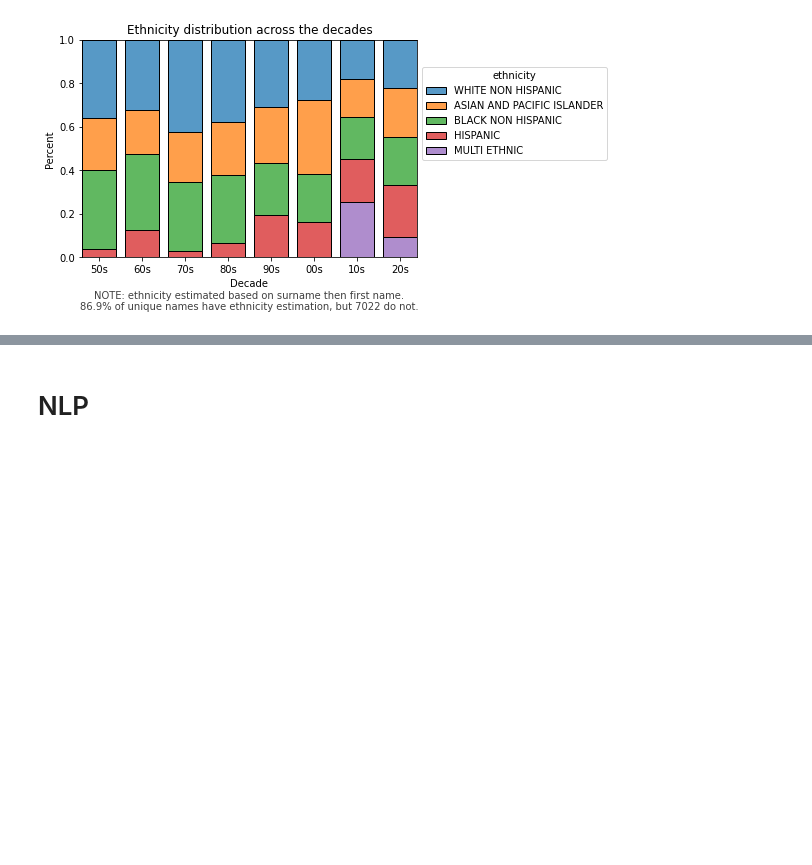
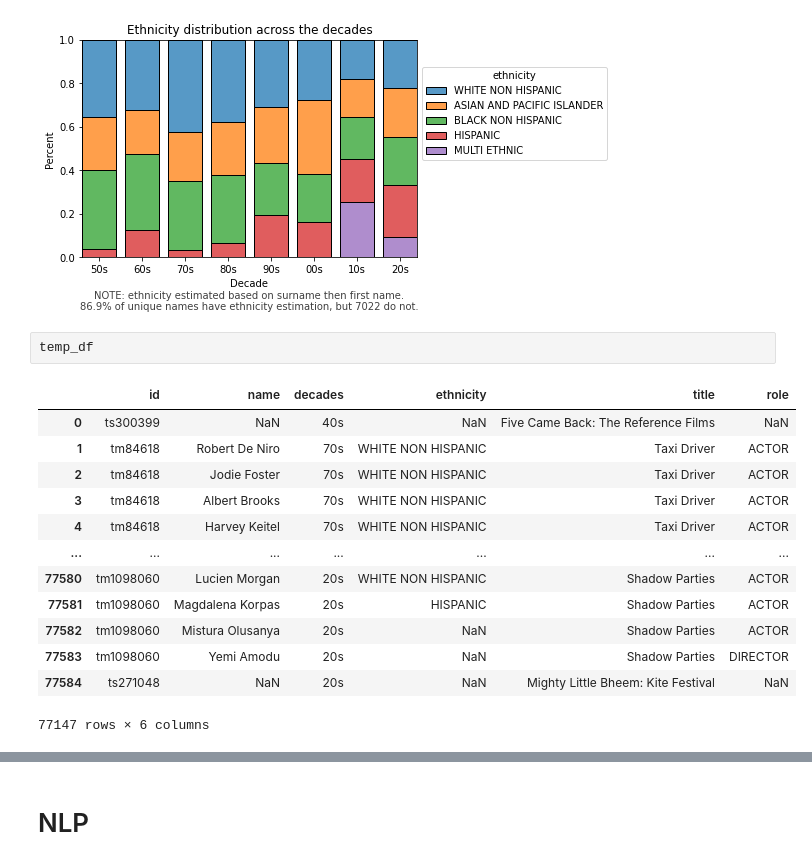
Before and after one commit to pomkos/netflix_catalogue, a Jupyter notebook: netflix.ipynb, the cells around one changed output, grey strips where cells are left out. Drawn from its saved outputs; the diff is of its cells as text; blank space fills up the shorter version.

```diff
--- a/netflix.ipynb
+++ b/netflix.ipynb
@@ -432,3 +423,19 @@ plt.xlabel("Decade")
 # %% [output]
 Text(0.5, 0, 'Decade')
 [figure]
+# %%
+temp_df
+# %% [output]
+|  | id | name | decades | ethnicity | title | role |
+| 0 | ts300399 | NaN | 40s | NaN | Five Came Back: The Reference Films | NaN |
+| 1 | tm84618 | Robert De Niro | 70s | WHITE NON HISPANIC | Taxi Driver | ACTOR |
+| 2 | tm84618 | Jodie Foster | 70s | WHITE NON HISPANIC | Taxi Driver | ACTOR |
+| 3 | tm84618 | Albert Brooks | 70s | WHITE NON HISPANIC | Taxi Driver | ACTOR |
+| 4 | tm84618 | Harvey Keitel | 70s | WHITE NON HISPANIC | Taxi Driver | ACTOR |
+| ... | ... | ... | ... | ... | ... | ... |
+| 77580 | tm1098060 | Lucien Morgan | 20s | WHITE NON HISPANIC | Shadow Parties | ACTOR |
+| 77581 | tm1098060 | Magdalena Korpas | 20s | HISPANIC | Shadow Parties | ACTOR |
+| 77582 | tm1098060 | Mistura Olusanya | 20s | NaN | Shadow Parties | ACTOR |
+| 77583 | tm1098060 | Yemi Amodu | 20s | NaN | Shadow Parties | DIRECTOR |
+| 77584 | ts271048 | NaN | 20s | NaN | Mighty Little Bheem: Kite Festival | NaN |
+77147 rows × 6 columns
```
Also changed, not shown: parts of 47 cells of this notebook.
